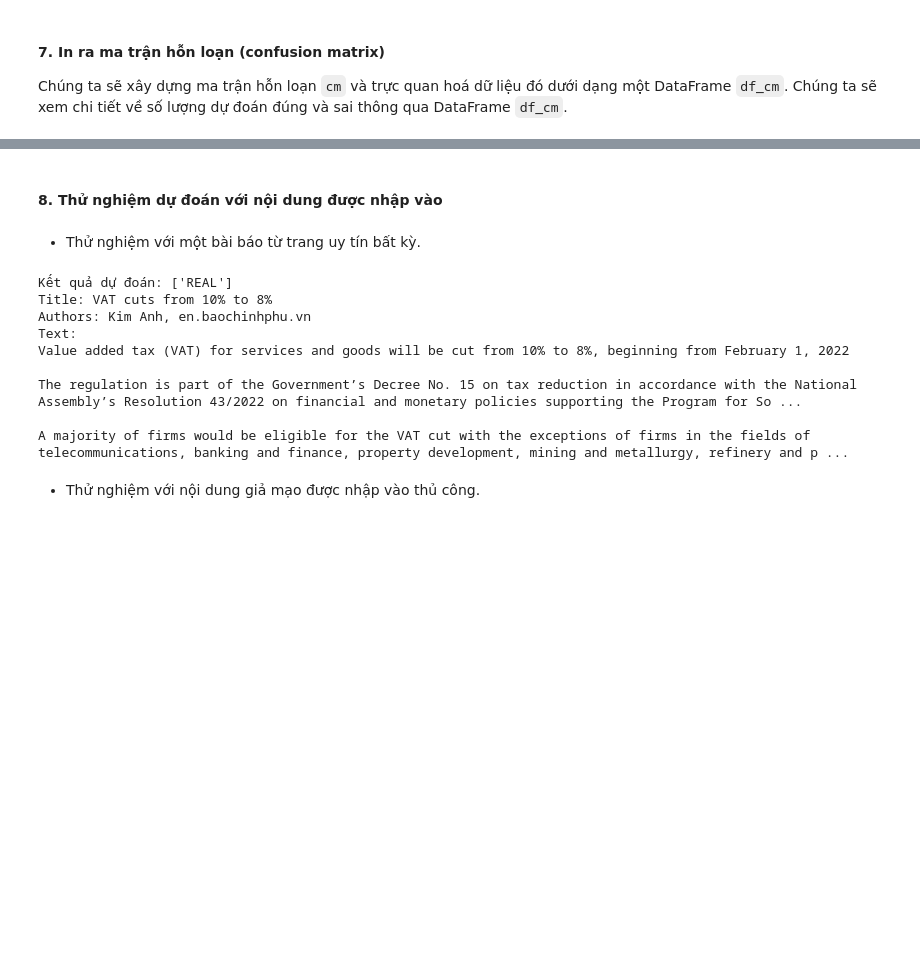
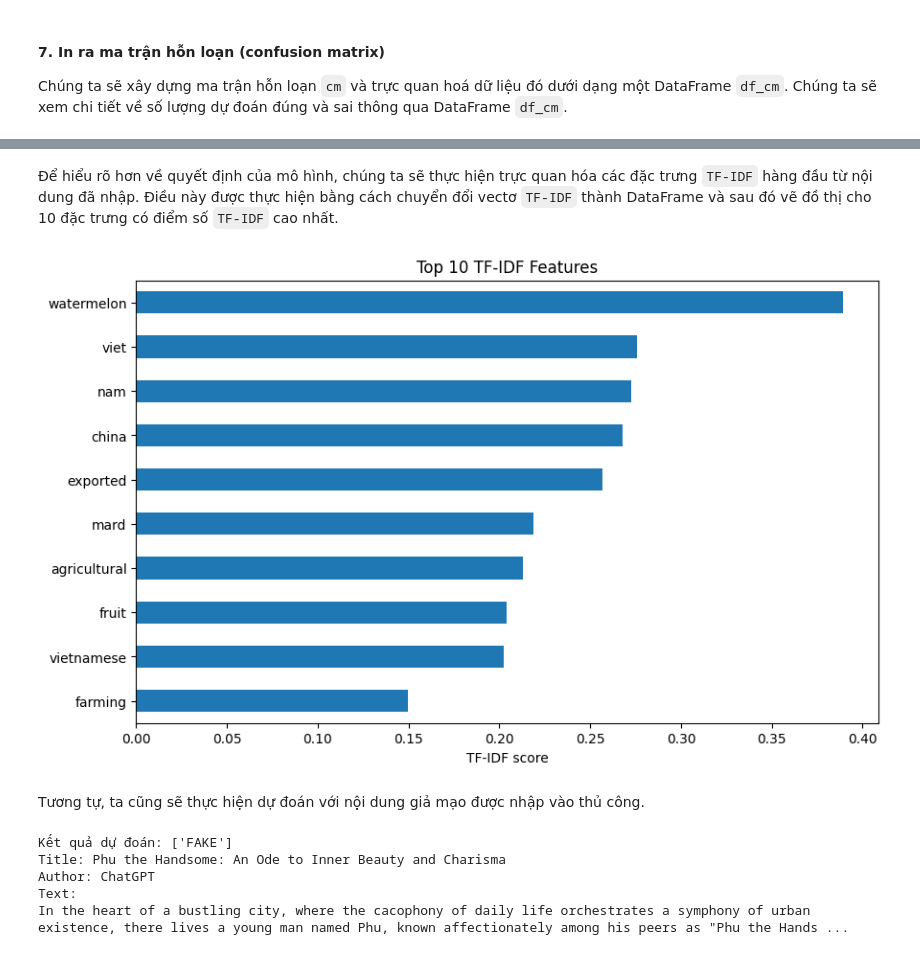
Before and after one commit to bdt1301/detect_fake_news, a Jupyter notebook: Fake_News.ipynb, the cells around one changed output, grey strips where cells are left out. Saved outputs shown, nothing was run; the diff lists cells and outputs as text; code cells hidden in the pictures; blank space fills up the shorter version.

```diff
--- a/Fake_News.ipynb
+++ b/Fake_News.ipynb
@@ -233,0 +254,14 @@ df_cm
+# %%
+from newspaper import Article
+
+url = input("Nhập url của bài báo")
+article = Article(url)
+article.download()
+article.parse()
+
+text_input = f"Title: {article.title}\nAuthor: {', '.join(article.authors)}\nText:\n{article.text}"
+text_tfidf = tfidf_vectorizer.transform([text_input])
+label_pred = pac.predict(text_tfidf)
+
+print(f"Kết quả dự đoán: {label_pred}")
+print(" ".join(text_input.split(" ")[:100]) + " ...")
@@ -234,31 +280,36 @@ df_cm
+# %% [markdown]
+Để hiểu rõ hơn về quyết định của mô hình, chúng ta sẽ thực hiện trực quan hóa các đặc trưng `TF-IDF` hàng đầu từ nội dung đã nhập. Điều này được thực hiện bằng cách chuyển đổi vectơ `TF-IDF` thành DataFrame và sau đó vẽ đồ thị cho 10 đặc trưng có điểm số `TF-IDF` cao nhất.
+# %%
+# Chuyển đổi vectơ TF-IDF thành DataFrame để trực quan hóa
+df_tfidf = pd.DataFrame(
+    text_tfidf.toarray(), columns=tfidf_vectorizer.get_feature_names_out()
+)
+
+# Vẽ đồ thị cho 10 đặc trưng có điểm TF-IDF cao nhất
+top_tfidf_features = df_tfidf.sum().sort_values(ascending=False).head(10)
+top_tfidf_features.plot(kind="barh", figsize=(10, 6))
+plt.title("Top 10 TF-IDF Features")
+plt.xlabel("TF-IDF score")
+plt.gca().invert_yaxis()
+plt.show()
+# %% [output]
+[figure, added]
 # %% [markdown]
-#### 8. Thử nghiệm dự đoán với nội dung được nhập vào
+Tương tự, ta cũng sẽ thực hiện dự đoán với nội dung giả mạo được nhập vào thủ công.
-# %% [markdown]
-- Thử nghiệm với một bài báo từ trang uy tín bất kỳ.
 # %%
-from newspaper import Article
+title = input("Nhập tiêu đề")
+author = input("Nhập tác giả")
+text = input("Nhập nội dung")
 
-url = input("Nhập url của bài báo")
-article = Article(url)
-article.download()
-article.parse()
-
-text_input = f"Title: {article.title}\nAuthors: {', '.join(article.authors)}\nText:\n{article.text}"
-
+text_input = f"Title: {title}\nAuthor: {author}\nText:\n{text}"
 text_tfidf = tfidf_vectorizer.transform([text_input])
 label_pred = pac.predict(text_tfidf)
+
 print(f"Kết quả dự đoán: {label_pred}")
-
 print(" ".join(text_input.split(" ")[:100]) + " ...")
 # %% [output]
-Kết quả dự đoán: ['REAL']
-Title: VAT cuts from 10% to 8%
-Authors: Kim Anh, en.baochinhphu.vn
+Kết quả dự đoán: ['FAKE']
+Title: Phu the Handsome: An Ode to Inner Beauty and Charisma
+Author: ChatGPT
 Text:
-Value added tax (VAT) for services and goods will be cut from 10% to 8%, beginning from February 1, 2022
-
-The regulation is part of the Government’s Decree No. 15 on tax reduction in accordance with the National Assembly’s Resolution 43/2022 on financial and monetary policies supporting the Program for So ...
-
-A majority of firms would be eligible for the VAT cut with the exceptions of firms in the fields of telecommunications, banking and finance, property development, mining and metallurgy, refinery and p ...
+In the heart of a bustling city, where the cacophony of daily life orchestrates a symphony of urban existence, there lives a young man named Phu, known affectionately among his peers as "Phu the Hands ...
-# %% [markdown]
-- Thử nghiệm với nội dung giả mạo được nhập vào thủ công.
```
Also changed, not shown: parts of 18 cells of this notebook.
